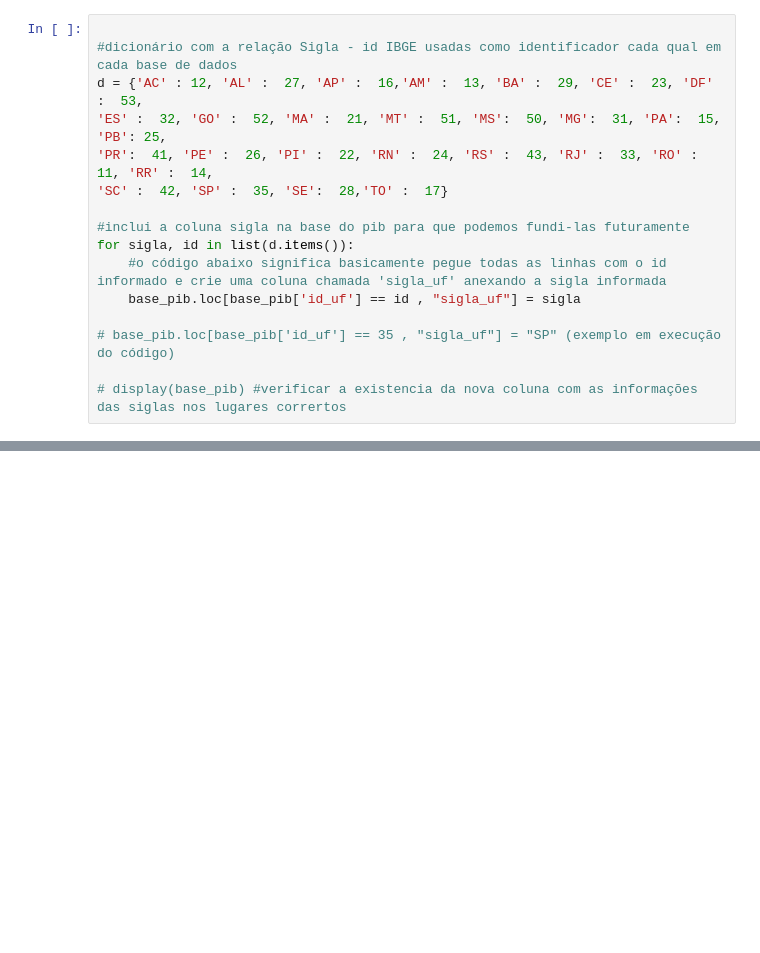
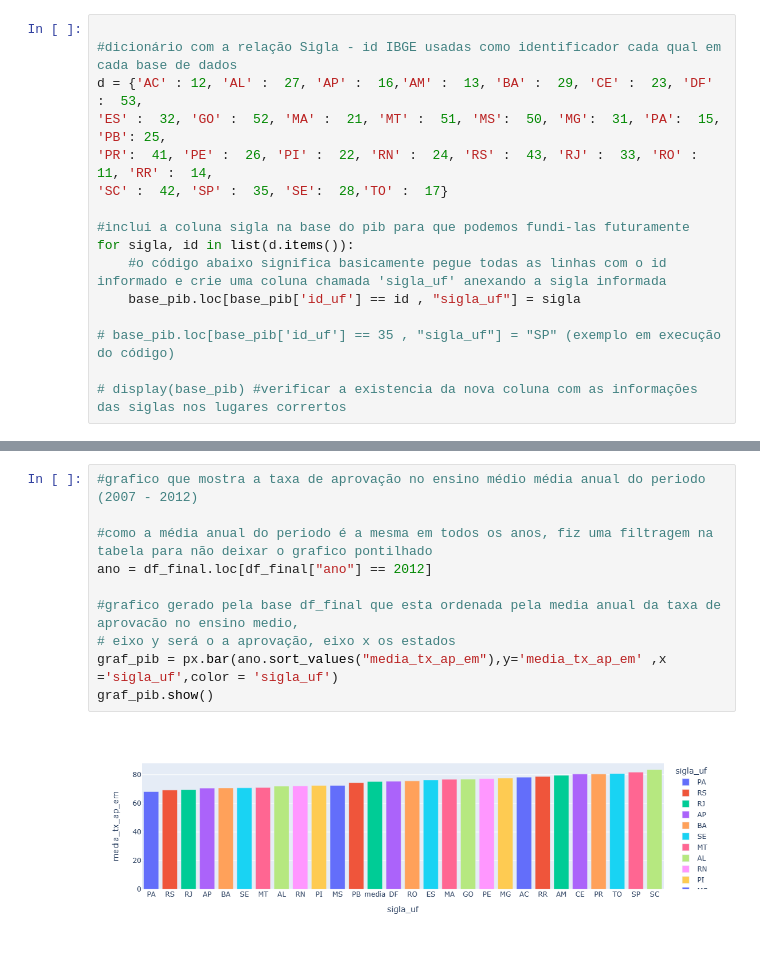
Before and after one commit to vcSabeQuemEh/analyticaTarefas, a Jupyter notebook: analise/codigo_analise.ipynb, the cells around one changed output, grey strips where cells are left out. Cells and saved outputs as stored; diff of their text form; blank space fills up the shorter version.

```diff
--- a/analise/codigo_analise.ipynb
+++ b/analise/codigo_analise.ipynb
@@ -217,0 +194,12 @@ fig.show()
+# %%
+#grafico que mostra a taxa de aprovação no ensino médio média anual do periodo (2007 - 2012)
+
+#como a média anual do periodo é a mesma em todos os anos, fiz uma filtragem na tabela para não deixar o grafico pontilhado
+ano = df_final.loc[df_final["ano"] == 2012]
+
+#grafico gerado pela base df_final que esta ordenada pela media anual da taxa de aprovacão no ensino medio,
+# eixo y será o a aprovação, eixo x os estados
+graf_pib = px.bar(ano.sort_values("media_tx_ap_em"),y='media_tx_ap_em' ,x ='sigla_uf',color = 'sigla_uf')
+graf_pib.show()
+# %% [output]
+[figure, added]
```
Also changed, not shown: parts of 12 cells of this notebook, 2 other files.
